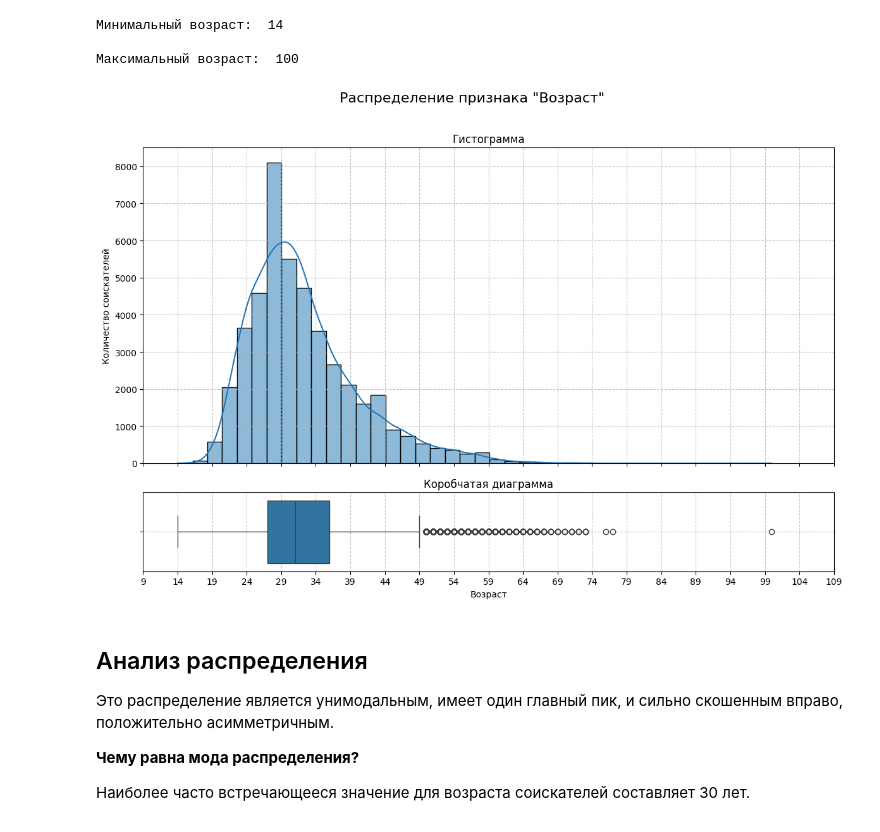
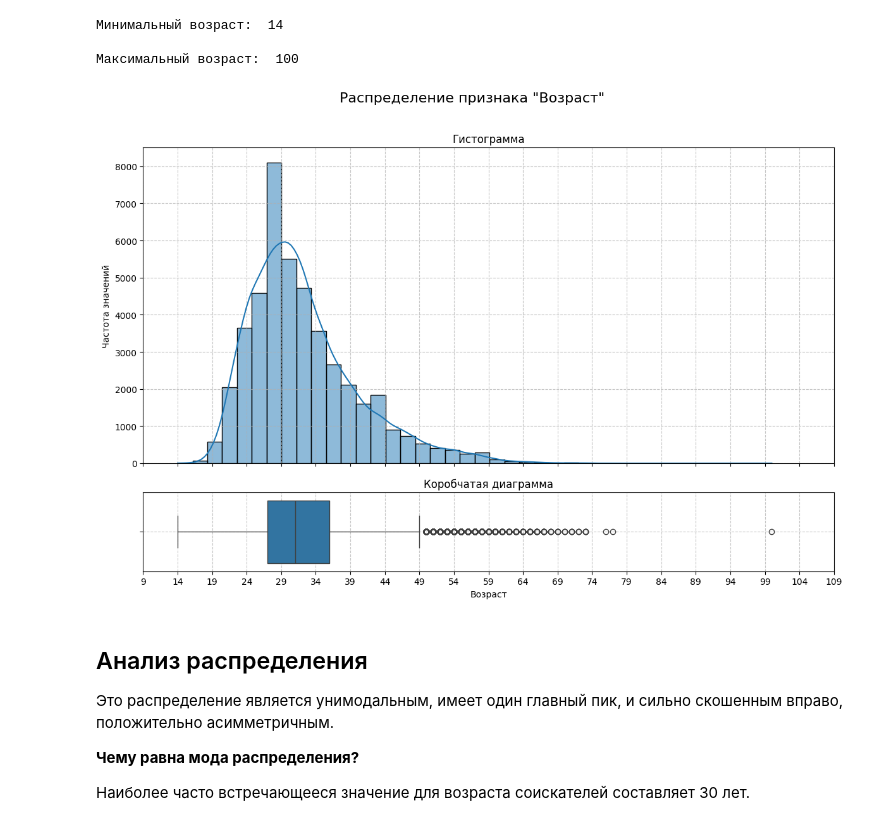
Before and after one commit to orenkant/MIFI, a Jupyter notebook: PYTHON_Сессионное_задание.ipynb, the cells around one changed output. Saved outputs shown, nothing was run; the diff lists cells and outputs as text; code cells hidden in the pictures.

```diff
--- a/PYTHON_Сессионное_задание.ipynb
+++ b/PYTHON_Сессионное_задание.ipynb
@@ -521,35 +521,35 @@ sns.histplot(
         data=graph_df,
         x='Возраст',
         kde=True,
         bins=40,
         ax=ax_hist
     )
 
 ax_hist.set_title('Гистограмма')
 ax_hist.set_xlabel('')
-ax_hist.set_ylabel('Количество соискателей')
+ax_hist.set_ylabel('Частота значений')
 ax_hist.grid(True, linestyle='--', alpha=0.7)
 
 sns.boxplot(
         data=graph_df,
         x='Возраст',
         ax=ax_box
     )
 ax_box.set_title('Коробчатая диаграмма')
 ax_box.set_xlabel('Возраст')
 ax_box.set_ylabel('')
 ax_box.grid(True, linestyle='--', alpha=0.7)
 
 start_tick = graph_df['Возраст'].min()-5
 end_tick = graph_df['Возраст'].max()+5
 x_ticks = np.arange(start_tick, end_tick + 5, 5)
 ax_box.set_xticks(x_ticks)
 
 plt.suptitle('Распределение признака "Возраст"', fontsize=16, y=1.02)
 plt.tight_layout()
 plt.show()
 # %% [output]
-[figure, old version]
+[figure, new version]
 # %% [markdown]
 ## Анализ распределения
 
```
Also changed, not shown: parts of 2 cells of this notebook.
